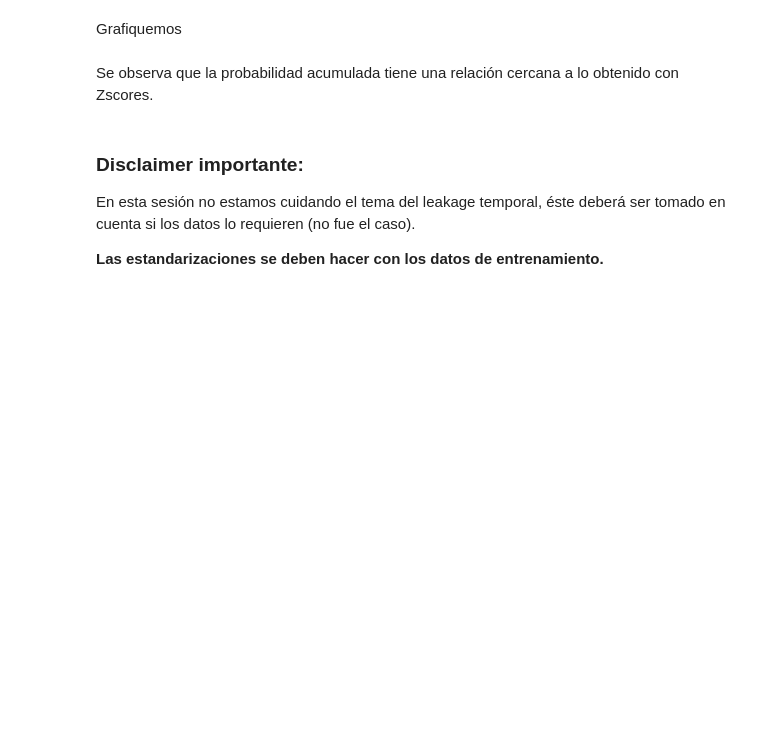
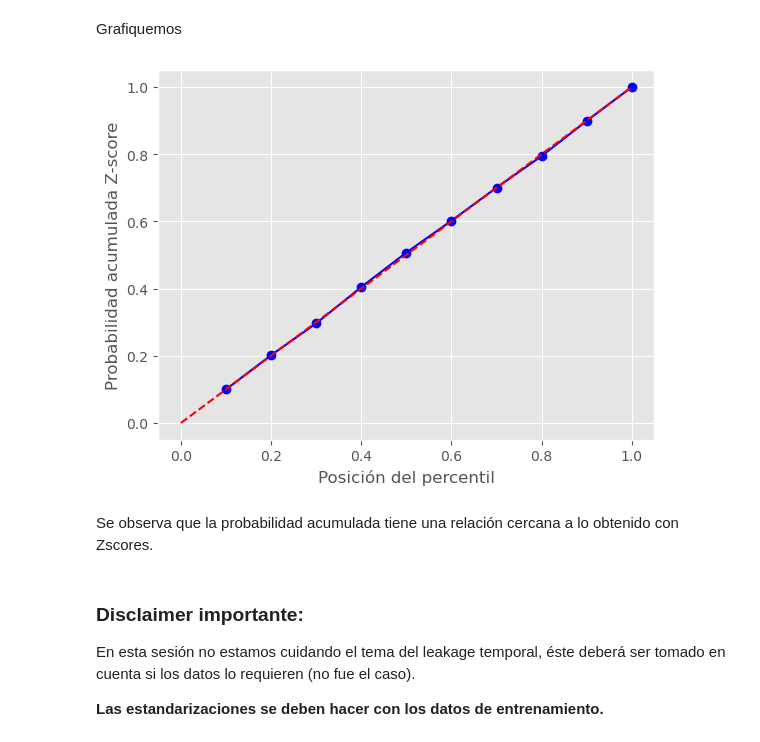
Before and after one commit to HectorH06/Data-Proc-Lab, a Jupyter notebook: Material/3,1_clase_202501.ipynb, the cells around one changed output. Cells and saved outputs as stored; diff of their text form; code cells hidden in the pictures; blank space fills up the shorter version.

```diff
--- a/Material/3,1_clase_202501.ipynb
+++ b/Material/3,1_clase_202501.ipynb
@@ -313,2 +323,5 @@ Estandaricemos usando lo ya aprendido.
 # %% [markdown]
 Ahora obtengamos los percentiles.
+# %%
+percentiles = np.percentile(datos, np.arange(10, 110, 10))
+percentiles
@@ -316,3 +332,6 @@ Ahora obtengamos los percentiles.
 Transformemos nuestro diccionario.
 
 Buscamos un diccionario con la forma `{Percentil: Valor en nuestros datos}`
+# %%
+dict_of_percentiles = dict(zip(np.arange(10, 110, 10), percentiles))
+dict_of_percentiles
@@ -319,4 +349,12 @@ Buscamos un diccionario con la forma `{Percentil: Valor en nuestros datos}`
 # %% [markdown]
 Relacionamos el percentil con el valor Z. Buscamos obtener el valor del Z en cada punto de nuestros percentiles.
+# %%
+percentile_and_z = {}
+for k,v in dict_of_percentiles.items():
+    z_score = (v - np.mean(datos)) / np.std(datos)
+
+    percentile_and_z[k] = norm.cdf(z_score)
 # %%
 # Transformando escala de los percentiles
+percentile_and_z = {k/100 : v for k, v in percentile_and_z.items()}
+percentile_and_z
@@ -323,5 +372,20 @@ Relacionamos el percentil con el valor Z. Buscamos obtener el valor del Z en cad
 # %% [markdown]
 Grafiquemos
+# %%
+plt.figure()
+
+plt.plot(list(percentile_and_z.keys()),
+         list(percentile_and_z.values()),
+         color='blue', marker='o')
+
+plt.plot([0,1], color='red', linestyle='--')
+
+plt.xlabel('Posición del percentil')
+plt.ylabel('Probabilidad acumulada Z-score')
+
+plt.show()
+# %% [output]
+[figure, added]
 # %% [markdown]
 Se observa que la probabilidad acumulada tiene una relación cercana a lo obtenido con Zscores.
 # %% [markdown]
```
Also changed, not shown: parts of 15 cells of this notebook, 6 other files.
